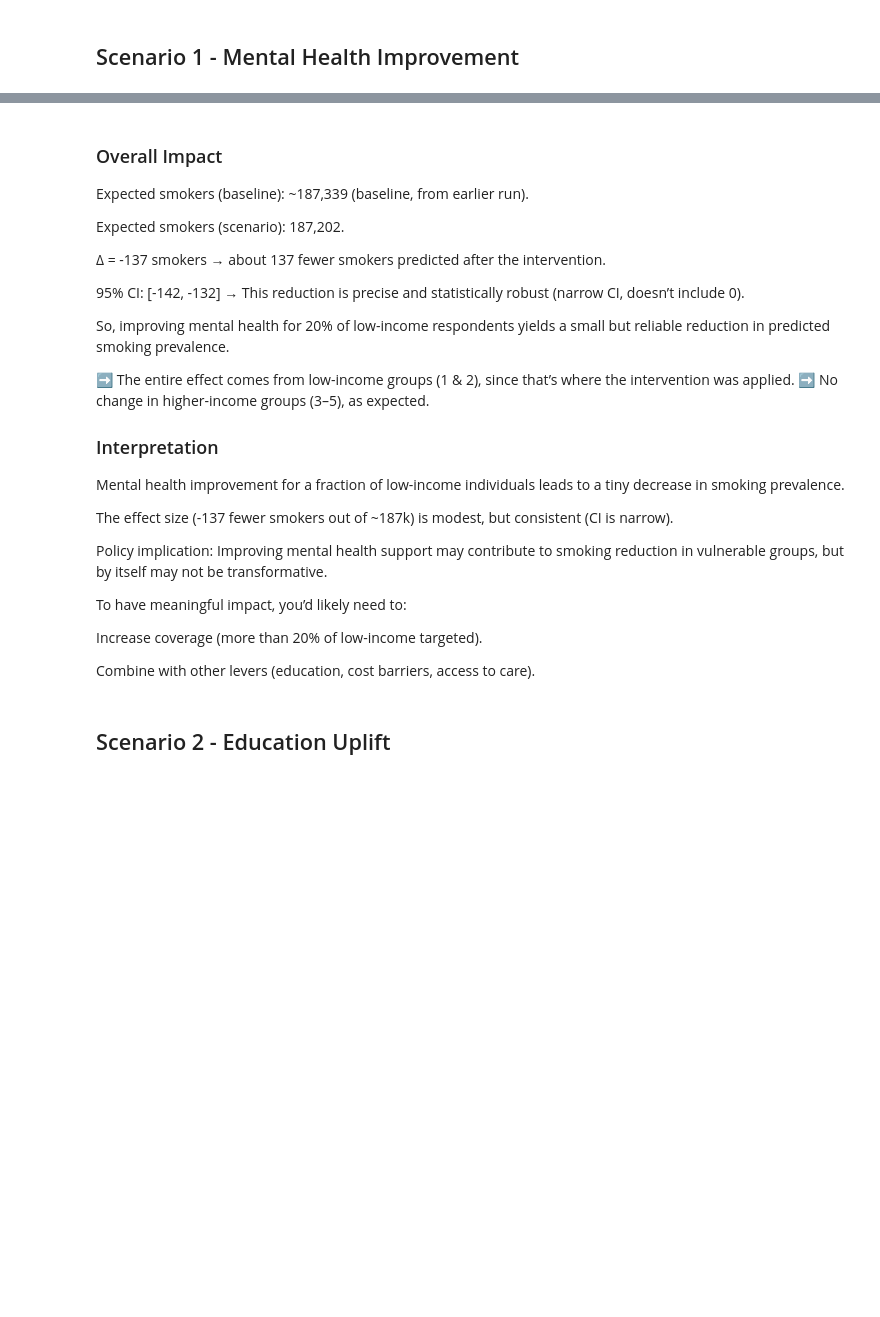
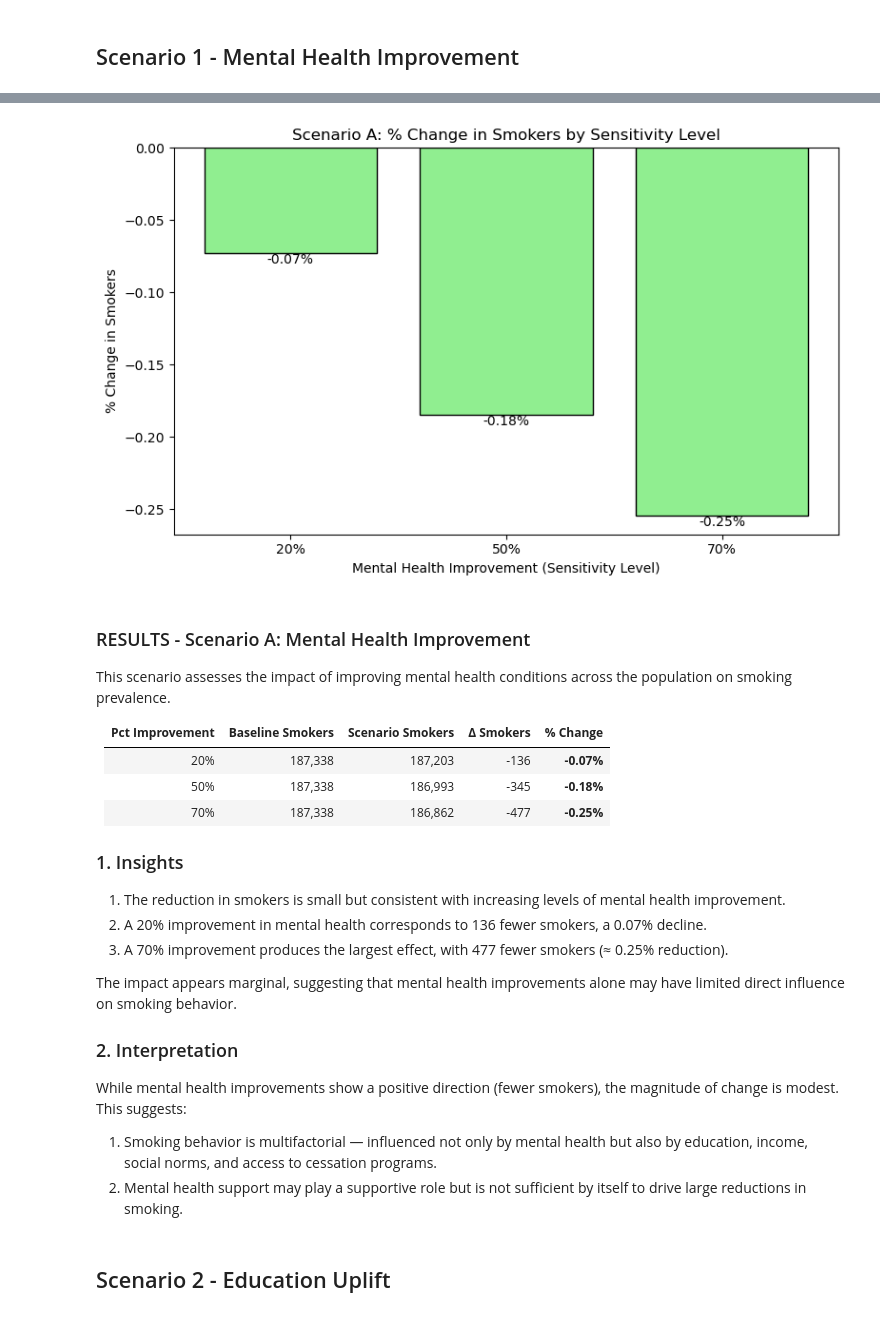
Before and after one commit to rinkylia2997/HealthRecommendationsUsingBehaviouralRiskFactorSurveillanceSystem, a Jupyter notebook: notebooks/103-modeling-MPOWER.ipynb, the cells around one changed output, grey strips where cells are left out. Drawn from its saved outputs; the diff is of its cells as text; code cells hidden in the pictures; blank space fills up the shorter version.

```diff
--- a/notebooks/103-modeling-MPOWER.ipynb
+++ b/notebooks/103-modeling-MPOWER.ipynb
@@ -457,32 +530,67 @@ CatBoostError: features data: pandas.DataFrame column 'GENHLTH' has dtype 'categ
+# %%
+import numpy as np
+
+import matplotlib.pyplot as plt
+
+def calculate_pct_change(result):
+    total_baseline = result['baseline'].sum()
+    total_scenario = result['scenario'].sum()
+    delta_smokers = total_scenario - total_baseline
+    pct_change_smokers = (delta_smokers / total_baseline) * 100 if total_baseline > 0 else np.nan
+    return pct_change_smokers
+
+# Sensitivity levels and % change in smokers for Scenario A
+sensitivity_levels = [20, 50, 70]
+pct_changes = [
+    calculate_pct_change(scenario_A_results[0]),
+    calculate_pct_change(scenario_A_results[1]),
+    calculate_pct_change(scenario_A_results[2])
+]
+
+colors = ['#90ee90' if v < 0 else '#ffcccb' for v in pct_changes]
+
+plt.figure(figsize=(8, 5))
+bars = plt.bar(
+    [f"{lvl}%" for lvl in sensitivity_levels],
+    pct_changes,
+    color=colors,
+    edgecolor='black'
+)
+plt.axhline(0, color='gray', linewidth=0.8)
+plt.ylabel('% Change in Smokers')
+plt.xlabel('Mental Health Improvement (Sensitivity Level)')
+plt.title('Scenario A: % Change in Smokers by Sensitivity Level')
+for bar, val in zip(bars, pct_changes):
+    plt.text(bar.get_x() + bar.get_width()/2, val, f"{val:.2f}%", ha='center', va='bottom' if val > 0 else 'top')
+plt.tight_layout()
+plt.show()
+# %% [output]
+[figure, added]
 # %% [markdown]
-### Overall Impact
+### RESULTS - Scenario A: Mental Health Improvement
 
-Expected smokers (baseline): ~187,339 (baseline, from earlier run).
+This scenario assesses the impact of improving mental health conditions across the population on smoking prevalence.
 
-Expected smokers (scenario): 187,202.
+| **Pct Improvement** | **Baseline Smokers** | **Scenario Smokers** | **Δ Smokers** | **% Change** |
+| ------------------- | -------------------- | -------------------- | ------------- | ------------ |
+| 20%                 | 187,338              | 187,203              | -136          | **-0.07%**   |
+| 50%                 | 187,338              | 186,993              | -345          | **-0.18%**   |
+| 70%                 | 187,338              | 186,862              | -477          | **-0.25%**   |
 
-Δ = -137 smokers → about 137 fewer smokers predicted after the intervention.
+### 1. Insights
 
-95% CI: [-142, -132] → This reduction is precise and statistically robust (narrow CI, doesn’t include 0).
+1. The reduction in smokers is small but consistent with increasing levels of mental health improvement.
+2. A 20% improvement in mental health corresponds to 136 fewer smokers, a 0.07% decline.
+3. A 70% improvement produces the largest effect, with 477 fewer smokers (≈ 0.25% reduction).
 
-So, improving mental health for 20% of low-income respondents yields a small but reliable reduction in predicted smoking prevalence.
+The impact appears marginal, suggesting that mental health improvements alone may have limited direct influence on smoking behavior.
 
-➡️ The entire effect comes from low-income groups (1 & 2), since that’s where the intervention was applied.
-➡️ No change in higher-income groups (3–5), as expected.
+### 2. Interpretation
 
-### Interpretation
-
-Mental health improvement for a fraction of low-income individuals leads to a tiny decrease in smoking prevalence.
-
-The effect size (-137 fewer smokers out of ~187k) is modest, but consistent (CI is narrow).
-
-Policy implication: Improving mental health support may contribute to smoking reduction in vulnerable groups, but by itself may not be transformative.
-
-To have meaningful impact, you’d likely need to:
-
-Increase coverage (more than 20% of low-income targeted).
-
-Combine with other levers (education, cost barriers, access to care).
+While mental health improvements show a positive direction (fewer smokers), the magnitude of change is modest.
+This suggests:
+1. Smoking behavior is multifactorial — influenced not only by mental health but also by education, income, social norms, and access to cessation programs.
+2. Mental health support may play a supportive role but is not sufficient by itself to drive large reductions in smoking.
 # %% [markdown]
 ## Scenario 2 - Education Uplift
 # %%
```
Also changed, not shown: parts of 17 cells of this notebook, 12 other files.
